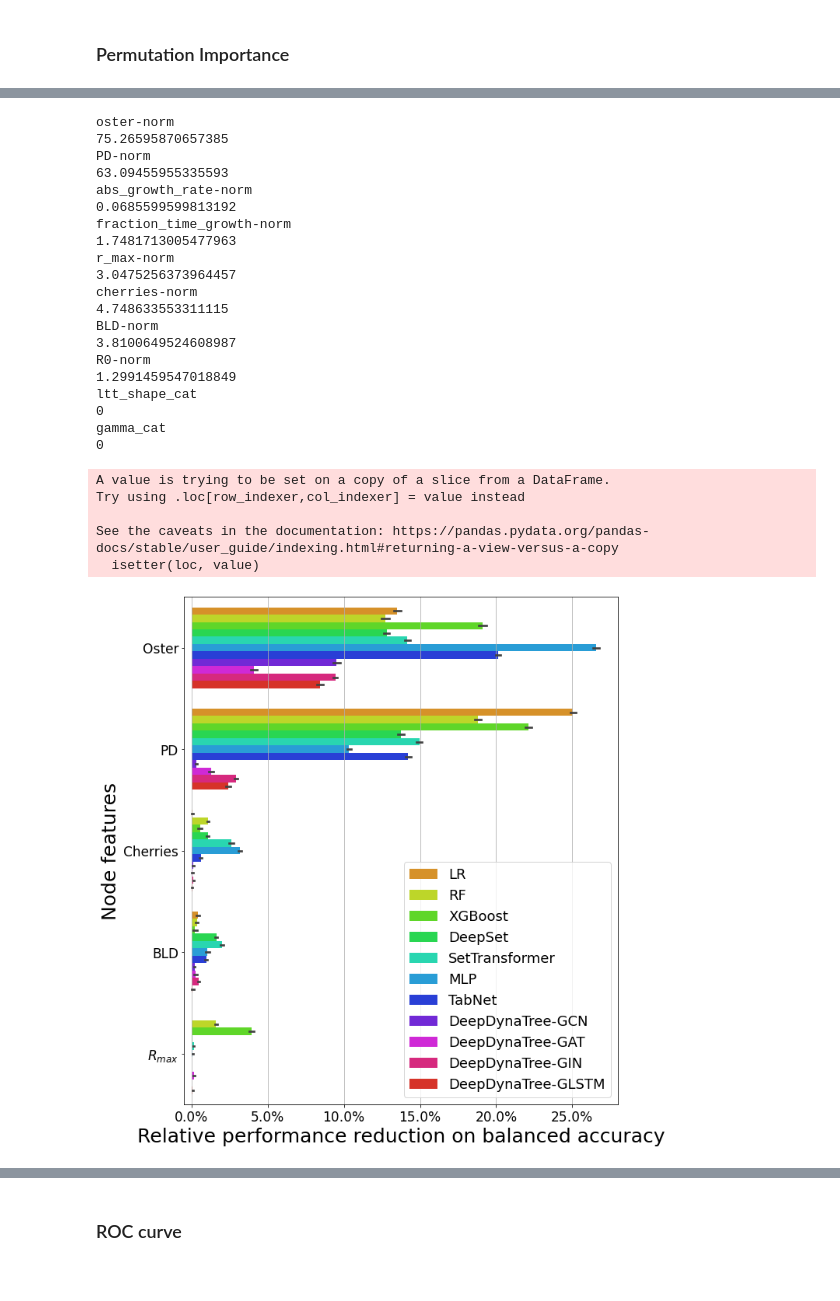
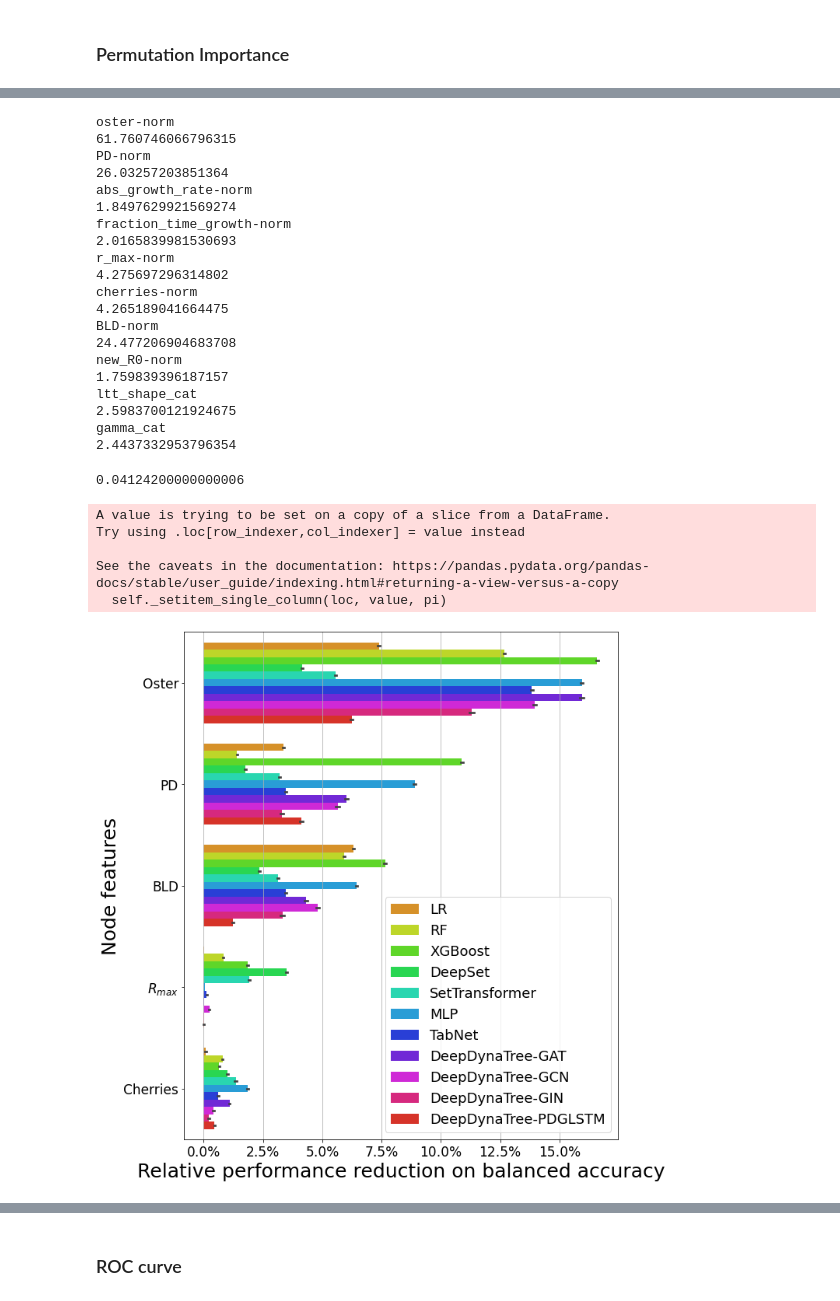
Before and after one commit to salemilab/DeepDynaTree, a Jupyter notebook: models/post_aly_all.ipynb, the cells around one changed output, grey strips where cells are left out. Cells and saved outputs as stored; diff of their text form; code cells hidden in the pictures.

```diff
--- a/models/post_aly_all.ipynb
+++ b/models/post_aly_all.ipynb
@@ -33,8 +33,8 @@ for item in feat_col:
     else:
         feat_col1.append(item)
 # %%
-Models = ['LR','RF','XGBoost','DeepSet','SetTransformer','MLP','TabNet','DeepDynaTree-GCN','DeepDynaTree-GAT','DeepDynaTree-GIN','DeepDynaTree-GLSTM']
-model_file = ['lr','rf','xgb','deepset','transet','mlp','tabnet','gcn','gat','gin','pdglstm']
+Models = ['LR','RF','XGBoost','DeepSet','SetTransformer','MLP','TabNet','DeepDynaTree-GAT','DeepDynaTree-GCN','DeepDynaTree-GIN','DeepDynaTree-PDGLSTM']
+model_file = ['lr','rf','xgb','deepset','transet','mlp','tabnet','gat','gcn','gin','pdglstm']
 # %% [markdown]
 ### Permutation Importance
 # %%
@@ -46,7 +46,7 @@ j = 0
 for model in model_file:
     print(model)
     i += 1
-    with open(f"../test/{model}50/None-test.csv") as f:
+    with open(f"/mnt/data2/chaoyue/result/ddt/test/{model}50/None-test.csv") as f:
         r = csv.reader(f)
         for row in r:
             if model in ['lr','rf','xgb']:
@@ -62,7 +62,7 @@ for model in model_file:
     for feat in feat_col:
         title = [feat_col1[k],Models[i]]
         k += 1
-        with open(f"../test/{model}50/{feat}-test.csv") as f:
+        with open(f"/mnt/data2/chaoyue/result/ddt/test/{model}50/{feat}-test.csv") as f:
             r = csv.reader(f)
             for row in r:
                 if model in ['lr','rf','xgb']:
@@ -74,6 +74,7 @@ for model in model_file:
                         record = np.array(row[1:7]+row[9:-2])
                 record = record.astype(float)
                 record = title+list(abs(record-ref)/ref[1])
+                #record = title+list(abs(record-ref))
                 pmt_df.loc[j] = record
                 j += 1
 # %% [output]
@@ -107,28 +127,38 @@ pmt_df
 # %%
 for feat in feat_col:
     print(feat)
-    print(sum(pmt_df[pmt_df['Node Features']==feat[0:-5]]['reduced_balance_acc'].values))
+    if feat == 'new_R0-norm':
+        print(sum(pmt_df[pmt_df['Node Features']=='R0']['reduced_balance_acc'].values))
+    elif feat in ['ltt_shape_cat', 'gamma_cat']:
+        print(sum(pmt_df[pmt_df['Node Features']==feat]['reduced_balance_acc'].values))
+    else:
+        print(sum(pmt_df[pmt_df['Node Features']==feat[0:-5]]['reduced_balance_acc'].values))
 # %% [output]
 oster-norm
-75.26595870657385
+61.760746066796315
 PD-norm
-63.09455955335593
+26.03257203851364
 abs_growth_rate-norm
-0.0685599599813192
+1.8497629921569274
 fraction_time_growth-norm
-1.7481713005477963
+2.0165839981530693
 r_max-norm
-3.0475256373964457
+4.275697296314802
 cherries-norm
-4.748633553311115
+4.265189041664475
 BLD-norm
-3.8100649524608987
-R0-norm
-1.2991459547018849
+24.477206904683708
+new_R0-norm
+1.759839396187157
 ltt_shape_cat
-0
+2.5983700121924675
 gamma_cat
-0
+2.4437332953796354
+# %%
+a123 = pmt_df[pmt_df['Models']=='DeepDynaTree-PDGLSTM']
+a123[a123['Node Features']=='PD']['reduced_balance_acc'].sum()/50
+# %% [output]
+0.04124200000000006
 # %%
 feat_dict = {'gamma_cat':r'$\gamma$',
              'oster':'Oster',
@@ -144,40 +174,40 @@ feat_dict = {'gamma_cat':r'$\gamma$',
 pmt_df['Node Features'] = pmt_df['Node Features'].map(feat_dict)
 # %%
 from matplotlib import ticker
-df1 = pmt_df[pmt_df["Node Features"]=='$R_{max}$']
-df1.loc[df1["Node Features"]=='$R_{max}$',"Node Features"] = '$R_{max}$'
+df1 = pmt_df[pmt_df["Node Features"]=="Cherries"]
+df1.loc[df1["Node Features"]=="Cherries","Node Features"] = "Cherries"
 #df1.loc[df1["Node Features"]=="v_sampling_fraction","Node Features"] = 'Sampling Fraction'
-for feat in ["BLD","Cherries","PD","Oster"]:
+for feat in ['$R_{max}$',"BLD","PD","Oster"]:
     df = pmt_df[pmt_df["Node Features"]==feat]
     if feat in ["v_cluster_size"]:
         df.loc[df["Node Features"]==feat,"Node Features"] = 'Cluster Size'
     if feat in ["v_timespan"]:
         df.loc[df["Node Features"]==feat,"Node Features"] = 'Time Span'
     if feat in ["Oster"]:
         df.loc[df["Node Features"]==feat,"Node Features"] = 'Oster'
     if feat in ["Cherries"]:
         df.loc[df["Node Features"]==feat,"Node Features"] = 'Cherries'
     df1 = pd.concat([df,df1],axis=0,ignore_index=True)
 
 fig1 = plt.figure(figsize=(10,12))
 plt.rcParams.update({'font.size': 17})
 ax = sns.barplot(y="Node Features",x="reduced_balance_acc",hue = "Models",ci='sd',data=df1,palette=sns.hls_palette(11, h=.1, l=.5, s=.9))
-ax.set_xlim(-.005,.28)
+ax.set_xlim(-.005,.35)
 ax.xaxis.set_major_formatter(ticker.PercentFormatter(xmax=1,decimals=1))
 plt.legend(loc=4,fontsize=18)
 plt.grid(axis="x")
 #plt.xticks(rotation=70)
 plt.ylabel('Node features',fontsize=25)
 plt.xlabel('Relative performance reduction on balanced accuracy',fontsize=25)
 plt.show()
 fig1.savefig('../paper/whole_impt.svg',dpi=1200, format='svg',bbox_inches='tight')
 # %% [output]
 A value is trying to be set on a copy of a slice from a DataFrame.
 Try using .loc[row_indexer,col_indexer] = value instead
 
 See the caveats in the documentation: https://pandas.pydata.org/pandas-docs/stable/user_guide/indexing.html#returning-a-view-versus-a-copy
-  isetter(loc, value)
+  self._setitem_single_column(loc, value, pi)
-[figure, old version]
+[figure, new version]
 # %%
 df1
 # %% [output]
```
Also changed, not shown: parts of 22 cells of this notebook, 21 other files.
